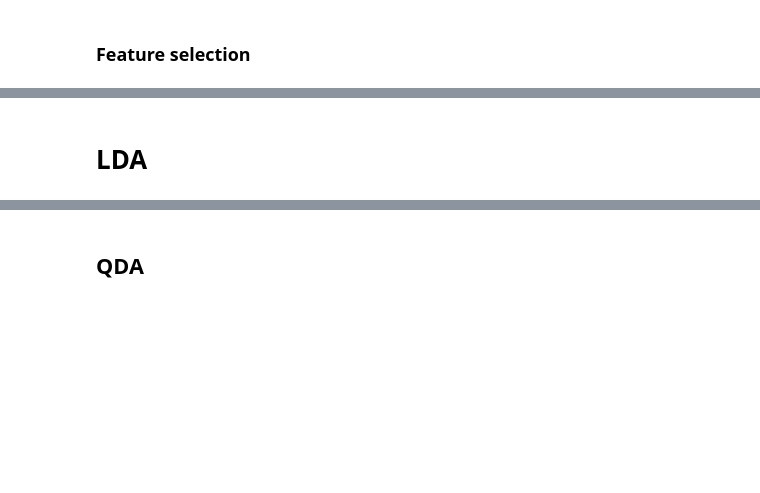
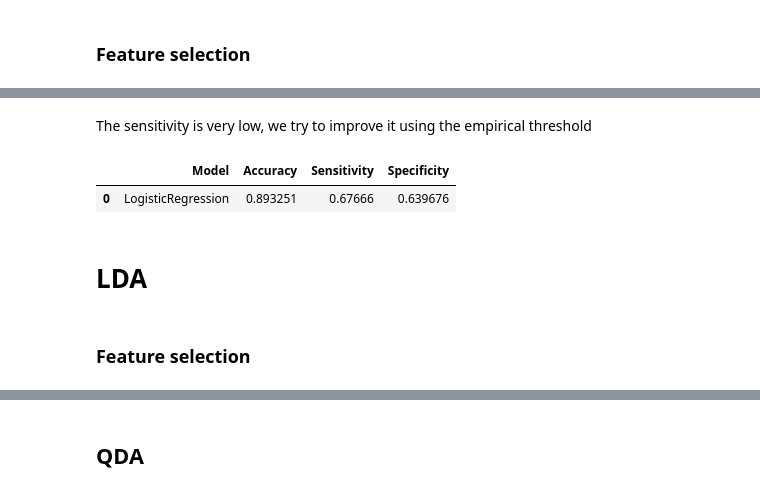
Before and after one commit to sararesta/ML-Homework, a Jupyter notebook: Classification-Copy1.ipynb, the cells around one changed output, grey strips where cells are left out. Cells and saved outputs as stored; diff of their text form; code cells hidden in the pictures; blank space fills up the shorter version.

```diff
--- a/Classification-Copy1.ipynb
+++ b/Classification-Copy1.ipynb
@@ -374,3 +385,12 @@ Test accuracy: 0.890979883192732
+# %% [markdown]
+The sensitivity is very low, we try to improve it using the empirical threshold
+# %%
+classification_metrics_empirical_threshold(model, 'LogisticRegression', X_train_scaled[features_logistic], y_train, X_test_scaled[features_logistic], y_test)
+# %% [output]
+|  | Model | Accuracy | Sensitivity | Specificity |
+| 0 | LogisticRegression | 0.893251 | 0.67666 | 0.639676 |
 # %% [markdown]
 # LDA
+# %% [markdown]
+### Feature selection
 # %%
```
Also changed, not shown: parts of 51 cells of this notebook.
